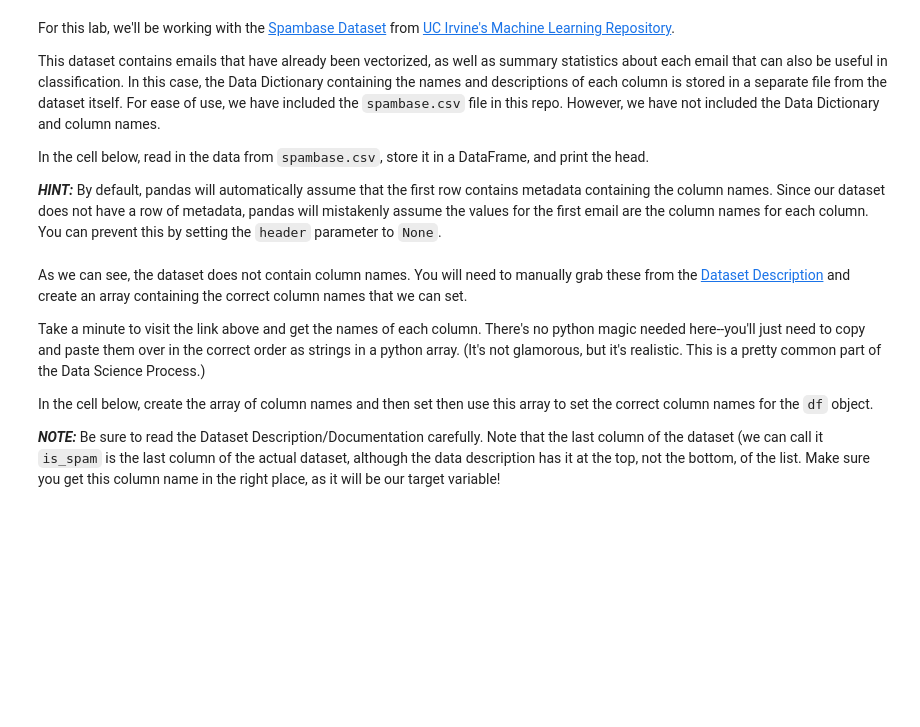
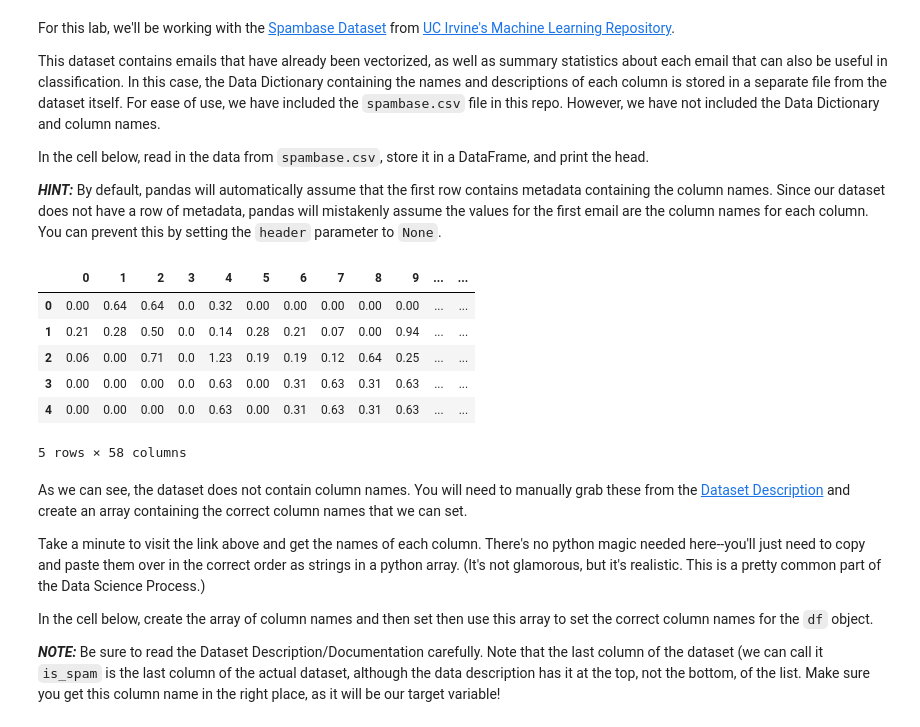
Before and after one commit to slieb74/ds-bayesian-spam-detector-lab-nyc-career-ds-062518, a Jupyter notebook: index.ipynb, the cells around one changed output. Cells and saved outputs as stored; diff of their text form; code cells hidden in the pictures; blank space fills up the shorter version.

```diff
--- a/index.ipynb
+++ b/index.ipynb
@@ -32,3 +30,14 @@ df = None
+# %%
+df = pd.read_csv('spambase.csv', header=None)
+df.head()
+# %% [output]
+|  | 0 | 1 | 2 | 3 | 4 | 5 | 6 | 7 | 8 | 9 | ... | ... |
+| 0 | 0.00 | 0.64 | 0.64 | 0.0 | 0.32 | 0.00 | 0.00 | 0.00 | 0.00 | 0.00 | ... | ... |
+| 1 | 0.21 | 0.28 | 0.50 | 0.0 | 0.14 | 0.28 | 0.21 | 0.07 | 0.00 | 0.94 | ... | ... |
+| 2 | 0.06 | 0.00 | 0.71 | 0.0 | 1.23 | 0.19 | 0.19 | 0.12 | 0.64 | 0.25 | ... | ... |
+| 3 | 0.00 | 0.00 | 0.00 | 0.0 | 0.63 | 0.00 | 0.31 | 0.63 | 0.31 | 0.63 | ... | ... |
+| 4 | 0.00 | 0.00 | 0.00 | 0.0 | 0.63 | 0.00 | 0.31 | 0.63 | 0.31 | 0.63 | ... | ... |
+5 rows × 58 columns
 # %% [markdown]
 As we can see, the dataset does not contain column names.  You will need to manually grab these from the [Dataset Description](https://archive.ics.uci.edu/ml/machine-learning-databases/spambase/spambase.names) and create an array containing the correct column names that we can set.
 
```
Also changed, not shown: parts of 20 cells of this notebook.
